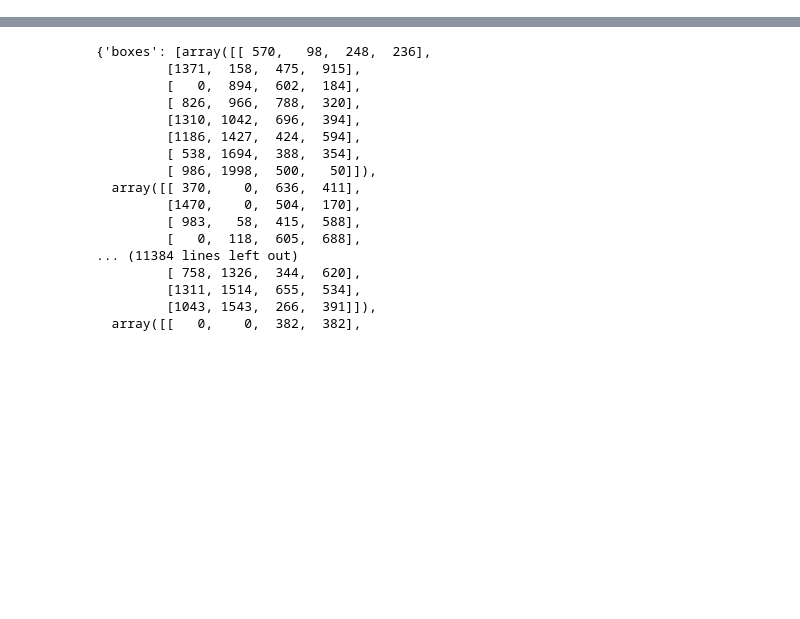
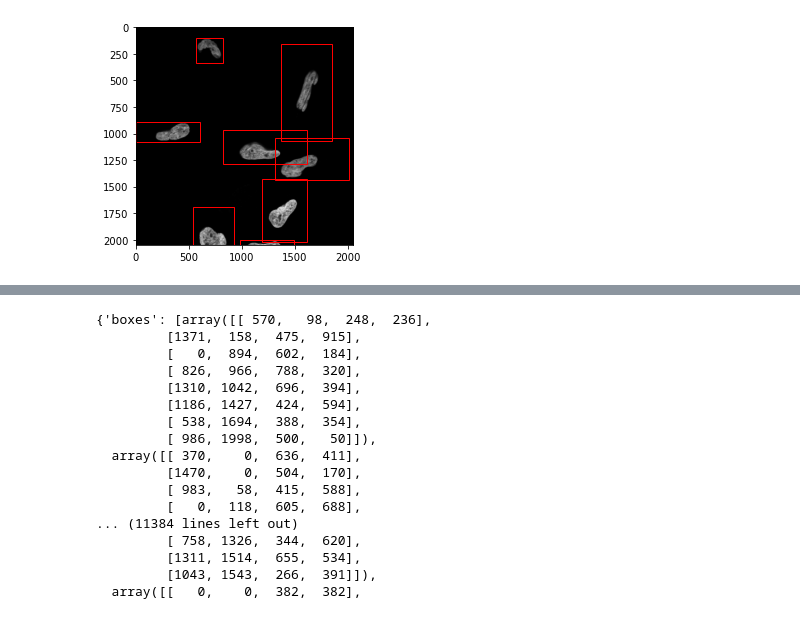
Before and after one commit to George-Holbrow-Wilshaw/Human-Protein-Atlas-Kaggle, a Jupyter notebook: ExtractBboxes.ipynb, the cells around one changed output, grey strips where cells are left out. Saved outputs shown, nothing was run; the diff lists cells and outputs as text; code cells hidden in the pictures; blank space fills up the shorter version.

```diff
--- a/ExtractBboxes.ipynb
+++ b/ExtractBboxes.ipynb
@@ -34,23 +35,27 @@ def get_all_bboxes(fns):
 # %%
 fns = TRAIN_DF['ID']
 x = get_all_bboxes(fns)
+# %%
+with open('data/bboxes.pkl', 'rb') as f:
+    all_bboxes = pickle.load(f)
 # %%
 from matplotlib.patches import Rectangle
 
-
-cell_mask = np.load('/Masks/hpa_cell_mask/5c27f04c-bb99-11e8-b2b9-ac1f6b6435d0.npz')['arr_0']
-actual_im = cv2.imread('/Masks/hpa_cell_mask/5c27f04c-bb99-11e8-b2b9-ac1f6b6435d0_red.png')
+cell_mask = np.load('masks/hpa_cell_mask/5c27f04c-bb99-11e8-b2b9-ac1f6b6435d0.npz')['arr_0']
+actual_im = cv2.imread('pcl.hpa/data/HPA2020/JPEGImages/5c27f04c-bb99-11e8-b2b9-ac1f6b6435d0_blue.png')
 bboxes = all_bboxes[0]
 
 plt.figure()
 plt.imshow(actual_im)
 
 for box in bboxes:
     x, y, w, h = box
     rect = Rectangle((x,y), w, h, fill=False, color='red')
     plt.axes().add_patch(rect)
 
 plt.show()
+# %% [output]
+[figure, added]
 # %%
 plt.figure()
 plt.imshow(cell_mask)
```
Also changed, not shown: parts of 7 cells of this notebook.
